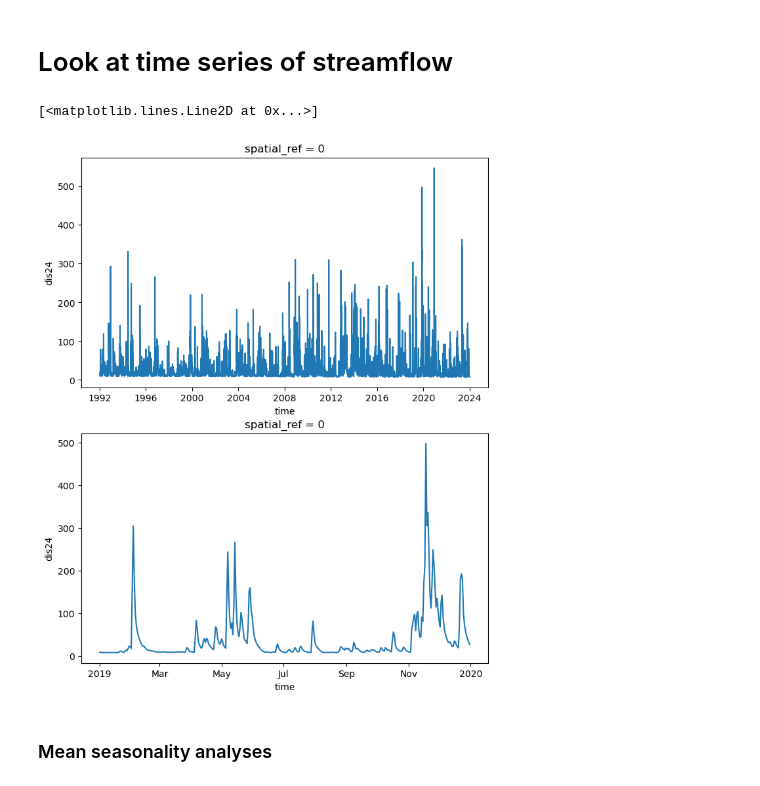
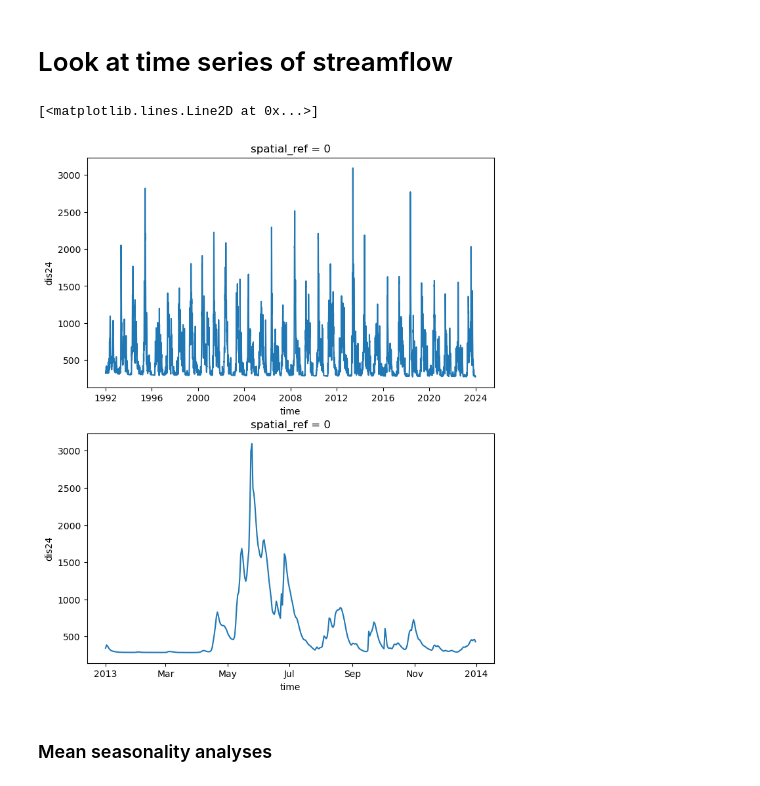
Before and after one commit to zappag/FLORA, a Jupyter notebook: explore.ipynb, the cells around one changed output. Saved outputs shown, nothing was run; the diff lists cells and outputs as text; code cells hidden in the pictures.

```diff
--- a/explore.ipynb
+++ b/explore.ipynb
@@ -14,7 +37,7 @@ from region_details import get_region_details
 EFASDIR_HIST="/home/zappa/work_big/EFAS"
 
 # Name Pattern of EFAS data, * reflects different years
-watershed='panaro'
+watershed='lagen'
 tres='day'
 
 #fname_pat=f"{EFASDIR_HIST}/output/6h/efas_italy_*.nc"
@@ -52,7 +75,7 @@ wspoint = Point(tlon, tlat)
 fname_gp=f"{EFASDIR_HIST}/postpro/{tres}/single_gp/efas_{watershed}_{tlabel}_{tres}.nc"
 
 # FLAGS
-plot2d_day=True
+plot2d_day=False
 ReadExisting=True  # allows faster execution if True. If False, the EFAS data is read from the netcdf files
 HazardDef="wmax"   # gridpoint (gp), watershed max (wmax), economic (eco)
 # %% [markdown]
@@ -212,16 +234,22 @@ if plot2d_day:
 # %%
 
 # plot timeseries using xarray
 fig,axs=plt.subplots(2,1,figsize=(8,10))
 time_start_plot="1992-01-01"
 time_end_plot="2023-12-31"
 xds_hazard[disname].sel(time=slice(time_start_plot,time_end_plot)).plot(ax=axs[0])
-time_start_plot="2019-01-01"
-time_end_plot="2019-12-31"
+
+# select year with maximum discharge
+max_year=xds_hazard[disname].idxmax(dim='time').values
+max_year = max_year.astype('datetime64[Y]').item().year
+
+# set time_start_plot
+time_start_plot=f"{max_year}-01-01"
+time_end_plot=f"{max_year}-12-31"
 xds_hazard[disname].sel(time=slice(time_start_plot,time_end_plot)).plot(ax=axs[1])
 # %% [output]
 [<matplotlib.lines.Line2D at 0x...>]
-[figure, old version]
+[figure, new version]
 # %% [markdown]
 ### Mean seasonality analyses
 # %%
```
Also changed, not shown: parts of 24 cells of this notebook.
